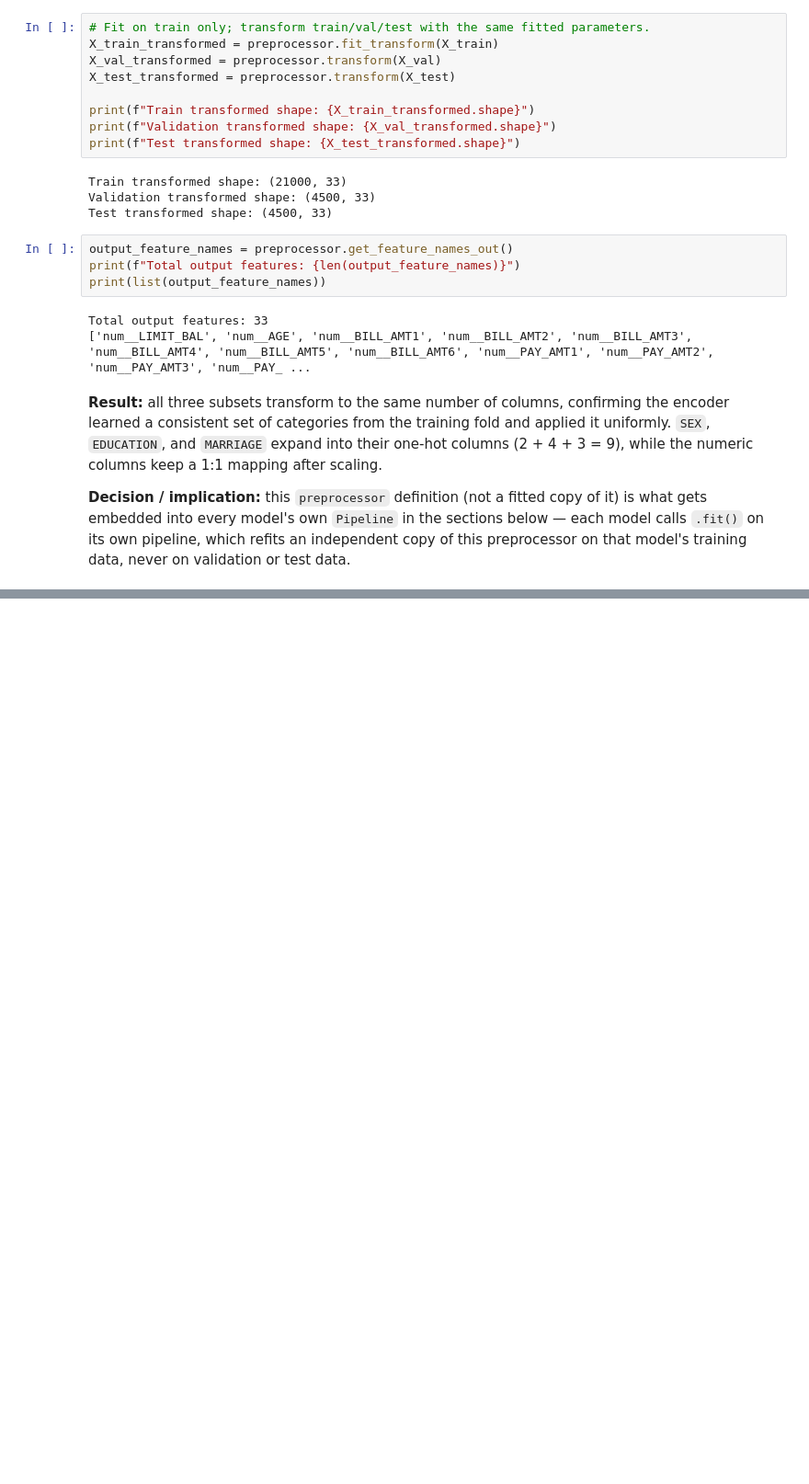
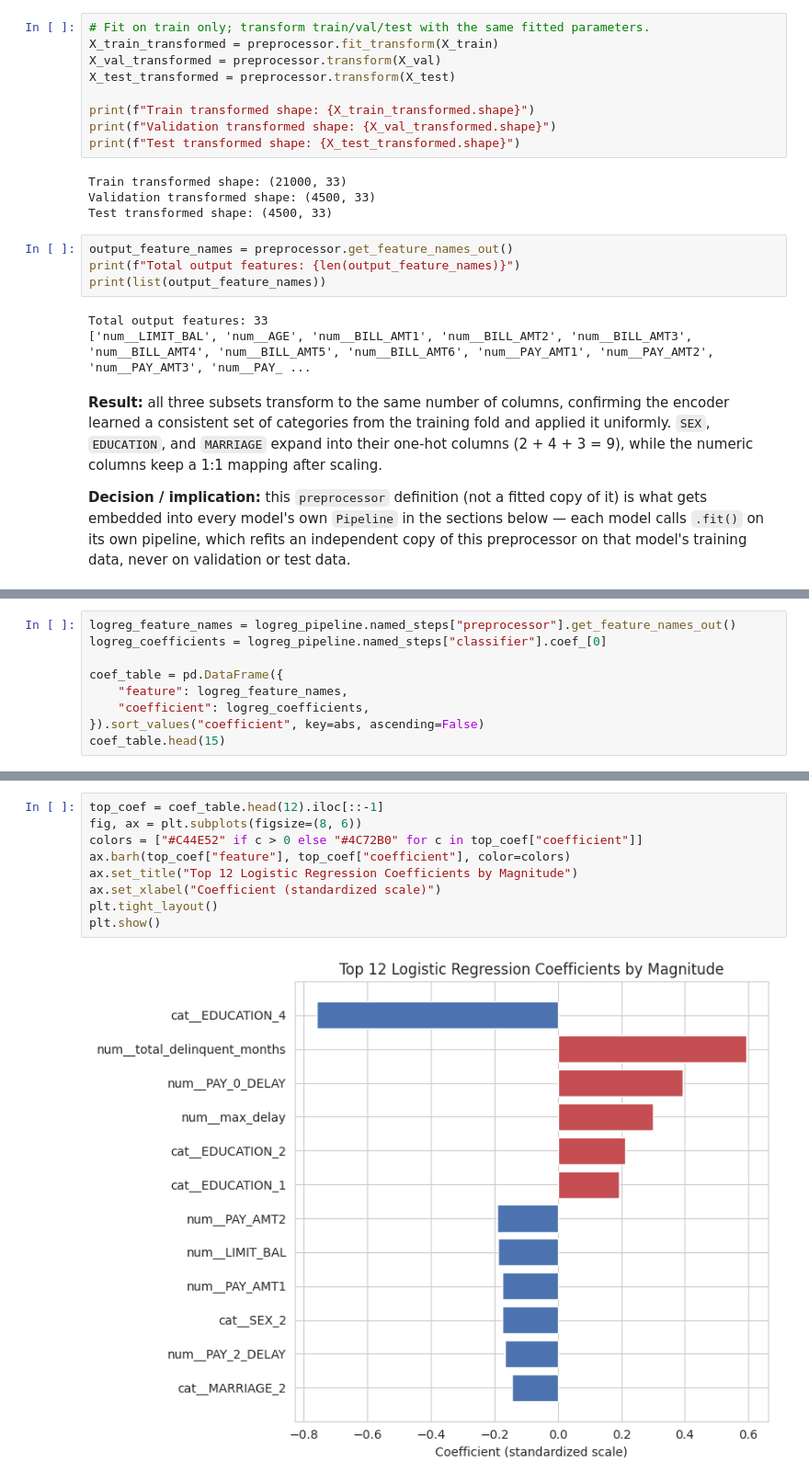
Before and after one commit to arielsharonferdinandus/Credit-Card-Clients-Risk-Prediction, a Jupyter notebook: Main.ipynb, the cells around one changed output, grey strips where cells are left out. Shown at 92% size. Saved outputs shown, nothing was run; the diff lists cells and outputs as text; blank space fills up the shorter version.

```diff
--- a/Main.ipynb
+++ b/Main.ipynb
@@ -1584,0 +1710,9 @@ model's training data, never on validation or test data.
+# %%
+logreg_feature_names = logreg_pipeline.named_steps["preprocessor"].get_feature_names_out()
+logreg_coefficients = logreg_pipeline.named_steps["classifier"].coef_[0]
+
+coef_table = pd.DataFrame({
+    "feature": logreg_feature_names,
+    "coefficient": logreg_coefficients,
+}).sort_values("coefficient", key=abs, ascending=False)
+coef_table.head(15)
@@ -1584,0 +1736,11 @@ model's training data, never on validation or test data.
+# %%
+top_coef = coef_table.head(12).iloc[::-1]
+fig, ax = plt.subplots(figsize=(8, 6))
+colors = ["#C44E52" if c > 0 else "#4C72B0" for c in top_coef["coefficient"]]
+ax.barh(top_coef["feature"], top_coef["coefficient"], color=colors)
+ax.set_title("Top 12 Logistic Regression Coefficients by Magnitude")
+ax.set_xlabel("Coefficient (standardized scale)")
+plt.tight_layout()
+plt.show()
+# %% [output]
+[figure, added]
```
Also changed, not shown: parts of 13 cells of this notebook.
